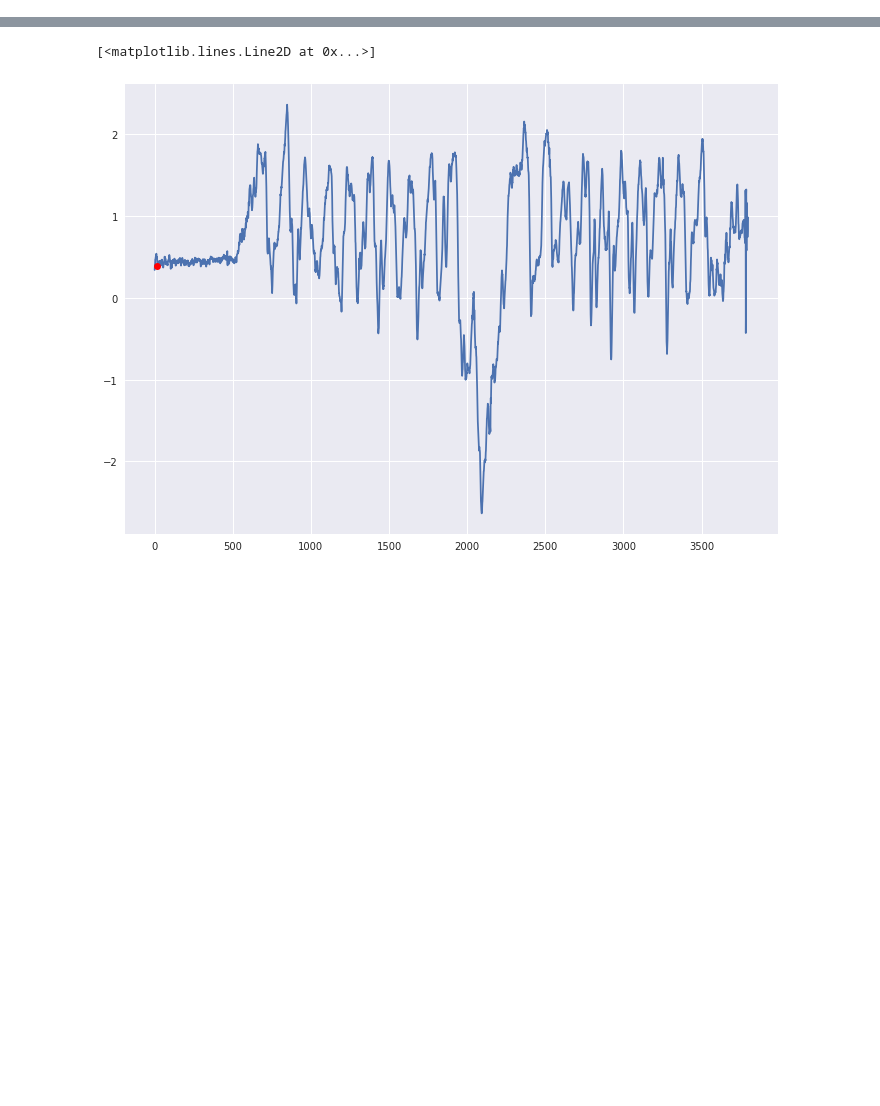
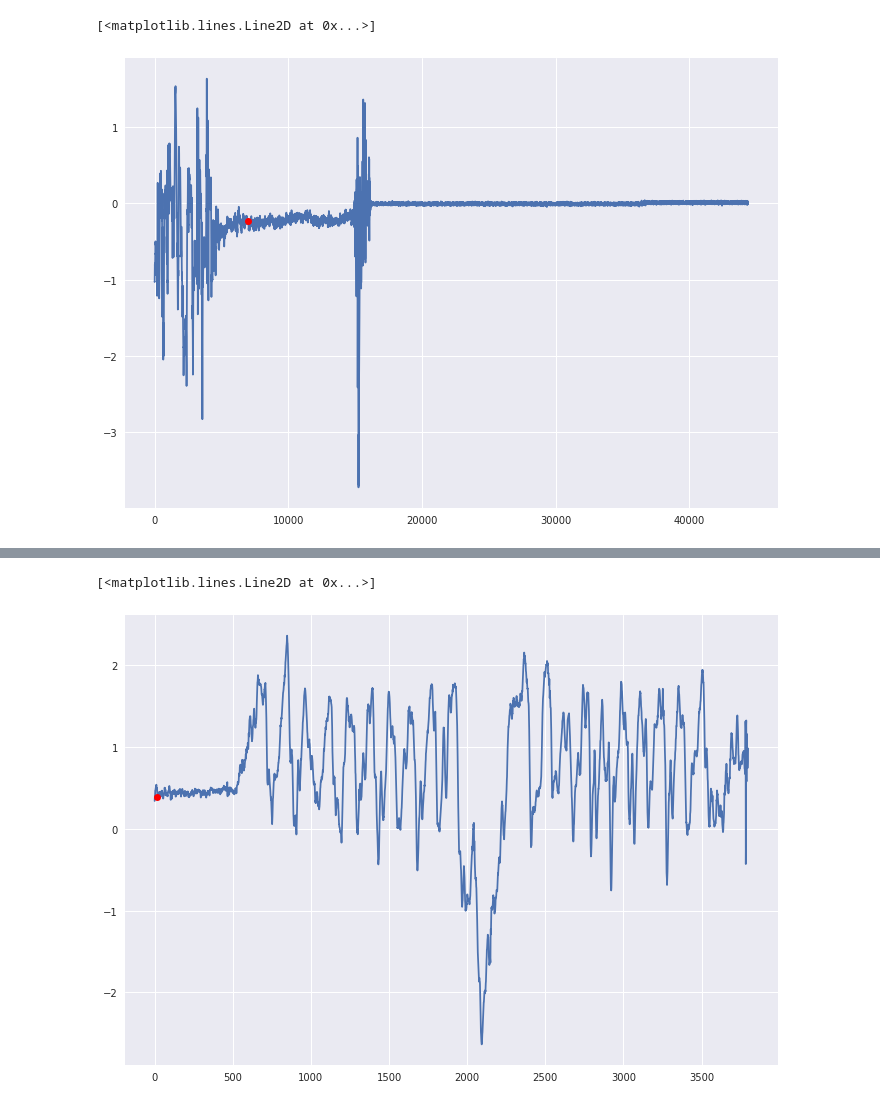
Before and after one commit to pdkit/pdkit, a Jupyter notebook: notebooks/turn_detect_from_accel.ipynb, the cells around one changed output, grey strips where cells are left out. Saved outputs shown, nothing was run; the diff lists cells and outputs as text; code cells hidden in the pictures; blank space fills up the shorter version.

```diff
--- a/notebooks/turn_detect_from_accel.ipynb
+++ b/notebooks/turn_detect_from_accel.ipynb
@@ -15,0 +19,11 @@ from scipy import signal
+# %%
+ts = GaitTimeSeries.load_data('/home/c/data/pdkit/cloudupdrs/GAIT_-_2018-06-11_20-33-08_-_d90b653403_-_13309.csv')
+tss = GaitTimeSeries.load_data('/home/c/data/pdkit/acc/down-pocket-in.tsv', format_file='accapp', )
+# %%
+stop_point = 7000
+
+plt.plot(ts.x.values)
+plt.plot(stop_point, ts.x[stop_point], 'ro')
+# %% [output]
+[<matplotlib.lines.Line2D at 0x...>]
+[figure, added]
```
Also changed, not shown: parts of 35 cells of this notebook, 1 other file.
